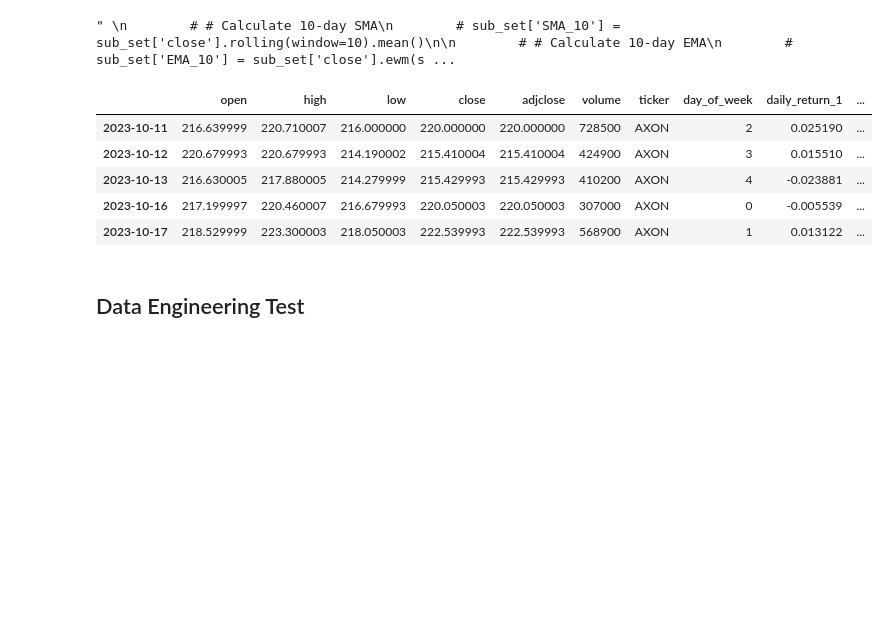
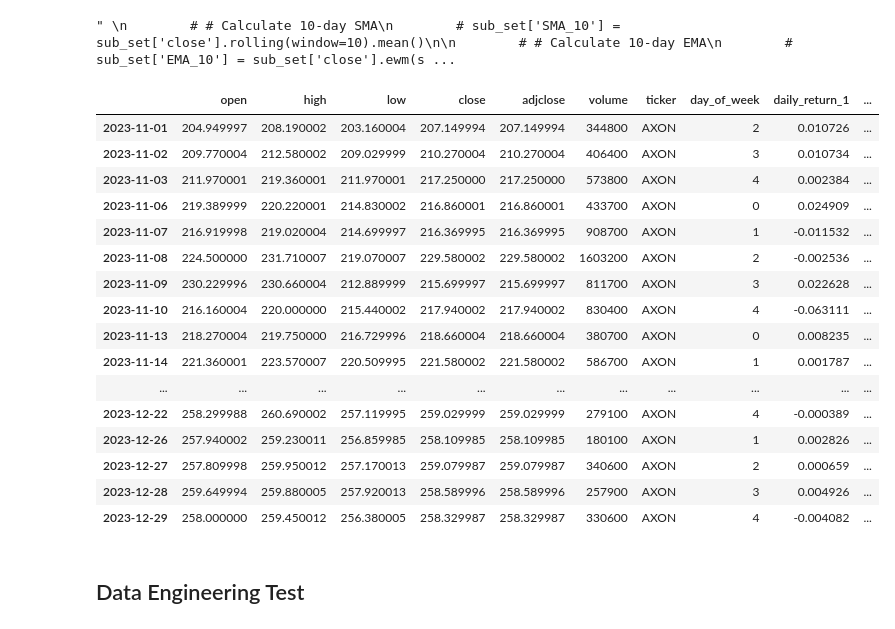
Before and after one commit to joaobaptista30/Lab_IACD_Project_2, a Jupyter notebook: feature_engineering.ipynb, the cells around one changed output. Cells and saved outputs as stored; diff of their text form; code cells hidden in the pictures; blank space fills up the shorter version.

```diff
--- a/feature_engineering.ipynb
+++ b/feature_engineering.ipynb
@@ -77,7 +77,7 @@ def feature_eng(df):
 
     df['return'] = df['close'].pct_change()
 
-    df['deviation'] = df['return'].rolling(window=31, min_periods=1).std()
+    df['deviation'] = df['return'].rolling(window=20).std()
 
     df['target'] = round((df["close"]-df["open"])/ df["open"],6)
 
@@ -131,14 +131,25 @@ df_test = df_test[df_test["ticker"]=="AXON"]
 df_train = feature_eng(df_train.copy())
 df_test = feature_eng(df_test.copy())
 # %%
-df_test.head()
+df_test
 # %% [output]
 |  | open | high | low | close | adjclose | volume | ticker | day_of_week | daily_return_1 | ... |
-| 2023-10-11 | 216.639999 | 220.710007 | 216.000000 | 220.000000 | 220.000000 | 728500 | AXON | 2 | 0.025190 | ... |
-| 2023-10-12 | 220.679993 | 220.679993 | 214.190002 | 215.410004 | 215.410004 | 424900 | AXON | 3 | 0.015510 | ... |
-| 2023-10-13 | 216.630005 | 217.880005 | 214.279999 | 215.429993 | 215.429993 | 410200 | AXON | 4 | -0.023881 | ... |
-| 2023-10-16 | 217.199997 | 220.460007 | 216.679993 | 220.050003 | 220.050003 | 307000 | AXON | 0 | -0.005539 | ... |
-| 2023-10-17 | 218.529999 | 223.300003 | 218.050003 | 222.539993 | 222.539993 | 568900 | AXON | 1 | 0.013122 | ... |
+| 2023-11-01 | 204.949997 | 208.190002 | 203.160004 | 207.149994 | 207.149994 | 344800 | AXON | 2 | 0.010726 | ... |
+| 2023-11-02 | 209.770004 | 212.580002 | 209.029999 | 210.270004 | 210.270004 | 406400 | AXON | 3 | 0.010734 | ... |
+| 2023-11-03 | 211.970001 | 219.360001 | 211.970001 | 217.250000 | 217.250000 | 573800 | AXON | 4 | 0.002384 | ... |
+| 2023-11-06 | 219.389999 | 220.220001 | 214.830002 | 216.860001 | 216.860001 | 433700 | AXON | 0 | 0.024909 | ... |
+| 2023-11-07 | 216.919998 | 219.020004 | 214.699997 | 216.369995 | 216.369995 | 908700 | AXON | 1 | -0.011532 | ... |
+| 2023-11-08 | 224.500000 | 231.710007 | 219.070007 | 229.580002 | 229.580002 | 1603200 | AXON | 2 | -0.002536 | ... |
+| 2023-11-09 | 230.229996 | 230.660004 | 212.889999 | 215.699997 | 215.699997 | 811700 | AXON | 3 | 0.022628 | ... |
+| 2023-11-10 | 216.160004 | 220.000000 | 215.440002 | 217.940002 | 217.940002 | 830400 | AXON | 4 | -0.063111 | ... |
+| 2023-11-13 | 218.270004 | 219.750000 | 216.729996 | 218.660004 | 218.660004 | 380700 | AXON | 0 | 0.008235 | ... |
+| 2023-11-14 | 221.360001 | 223.570007 | 220.509995 | 221.580002 | 221.580002 | 586700 | AXON | 1 | 0.001787 | ... |
+| ... | ... | ... | ... | ... | ... | ... | ... | ... | ... | ... |
+| 2023-12-22 | 258.299988 | 260.690002 | 257.119995 | 259.029999 | 259.029999 | 279100 | AXON | 4 | -0.000389 | ... |
+| 2023-12-26 | 257.940002 | 259.230011 | 256.859985 | 258.109985 | 258.109985 | 180100 | AXON | 1 | 0.002826 | ... |
+| 2023-12-27 | 257.809998 | 259.950012 | 257.170013 | 259.079987 | 259.079987 | 340600 | AXON | 2 | 0.000659 | ... |
+| 2023-12-28 | 259.649994 | 259.880005 | 257.920013 | 258.589996 | 258.589996 | 257900 | AXON | 3 | 0.004926 | ... |
+| 2023-12-29 | 258.000000 | 259.450012 | 256.380005 | 258.329987 | 258.329987 | 330600 | AXON | 4 | -0.004082 | ... |
 # %% [markdown]
 ## Data Engineering Test
 # %%
```
Also changed, not shown: parts of 25 cells of this notebook.
